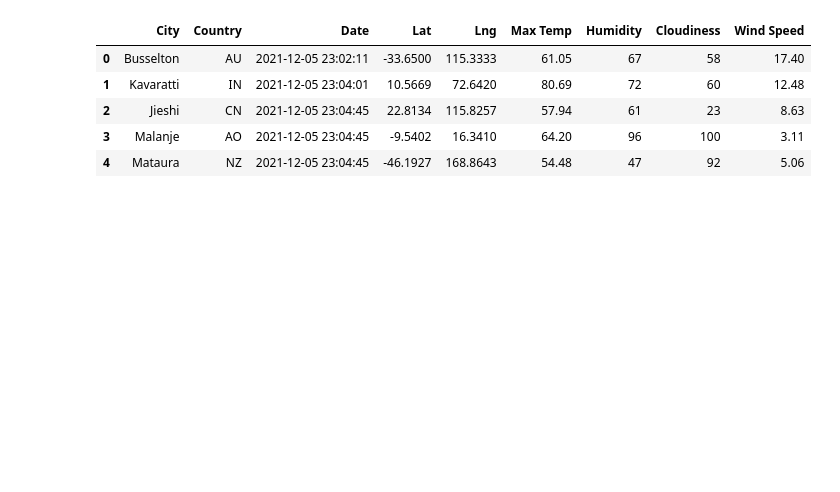
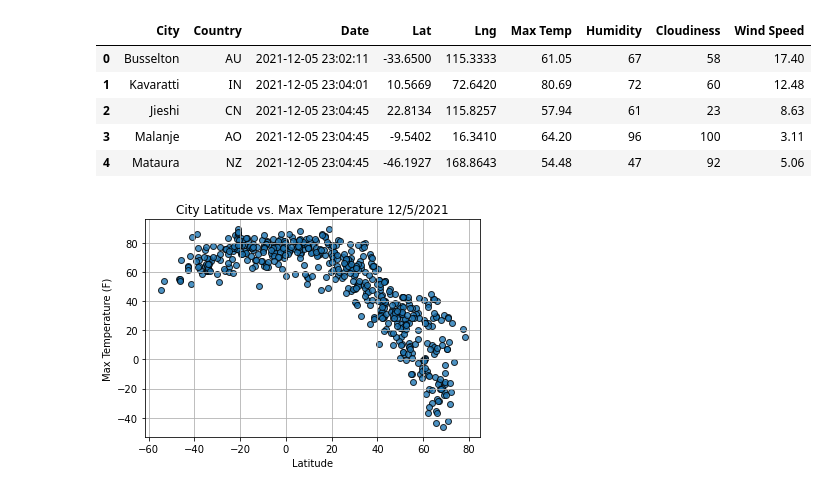
Before and after one commit to taherrin92/World_Weather_Analysis, a Jupyter notebook: WeatherPy.ipynb, the cells around one changed output. Drawn from its saved outputs; the diff is of its cells as text; code cells hidden in the pictures; blank space fills up the shorter version.

Commit message:
added weather_data dir and updated weatherpy file

```diff
--- a/WeatherPy.ipynb
+++ b/WeatherPy.ipynb
@@ -182,4 +136,2 @@ len(city_data)
 # %%
-city_data_df = pd.DataFrame(city_data)
-city_data_df
 # %% [output]
@@ -209,3 +149,25 @@ city_data_df.head()
 | 4 | Mataura | NZ | 2021-12-05 23:04:45 | -46.1927 | 168.8643 | 54.48 | 47 | 92 | 5.06 |
 # %%
 city_data_df.to_csv('Resources/city_data.csv',index_label='City_ID')
+# %%
+lats = city_data_df['Lat']
+longs = city_data_df['Lng']
+max_temps = city_data_df['Max Temp']
+humidity = city_data_df['Humidity']
+cloudiness = city_data_df['Cloudiness']
+wind_speed = city_data_df["Wind Speed"]
+# %%
+fig,ax = plt.subplots()
+ax.scatter(lats,
+          max_temps,
+          edgecolor = 'black',linewidths = 1,marker='o',
+          alpha=0.8,label='Cities')
+ax.set_ylabel('Max Temperature (F)')
+ax.set_xlabel('Latitude')
+
+ax.set_title('City Latitude vs. Max Temperature 12/5/2021')
+plt.grid()
+plt.savefig('weather_data/Fig1.png')
+plt.show()
+# %% [output]
+[figure, added]
```
Also changed, not shown: parts of 21 cells of this notebook, 5 other files.
